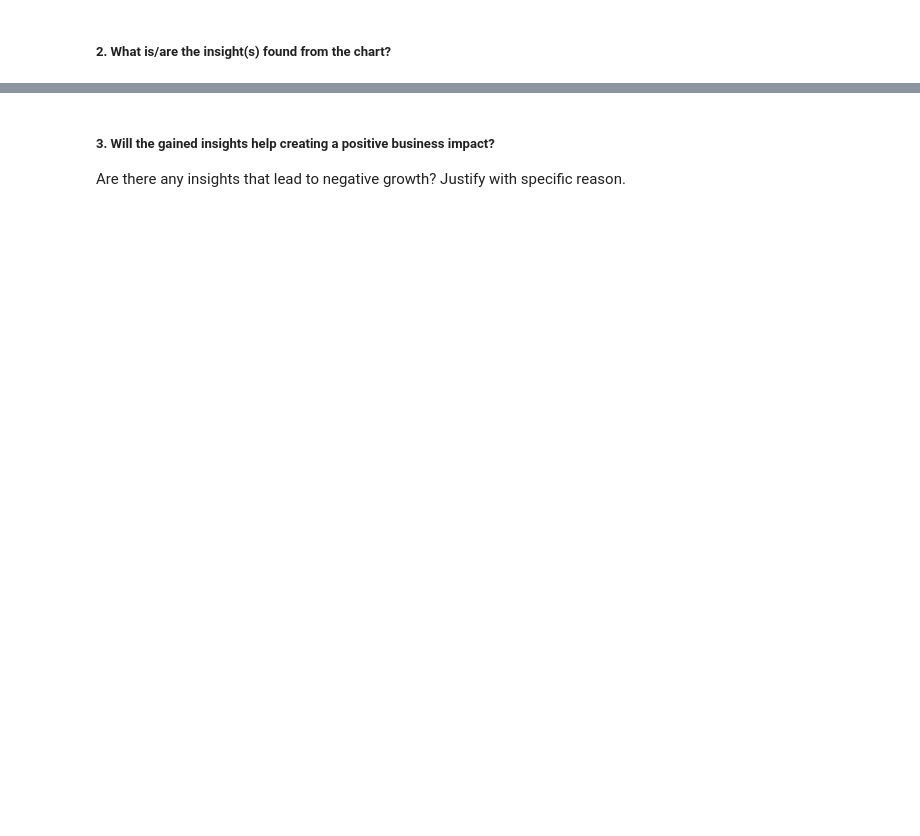
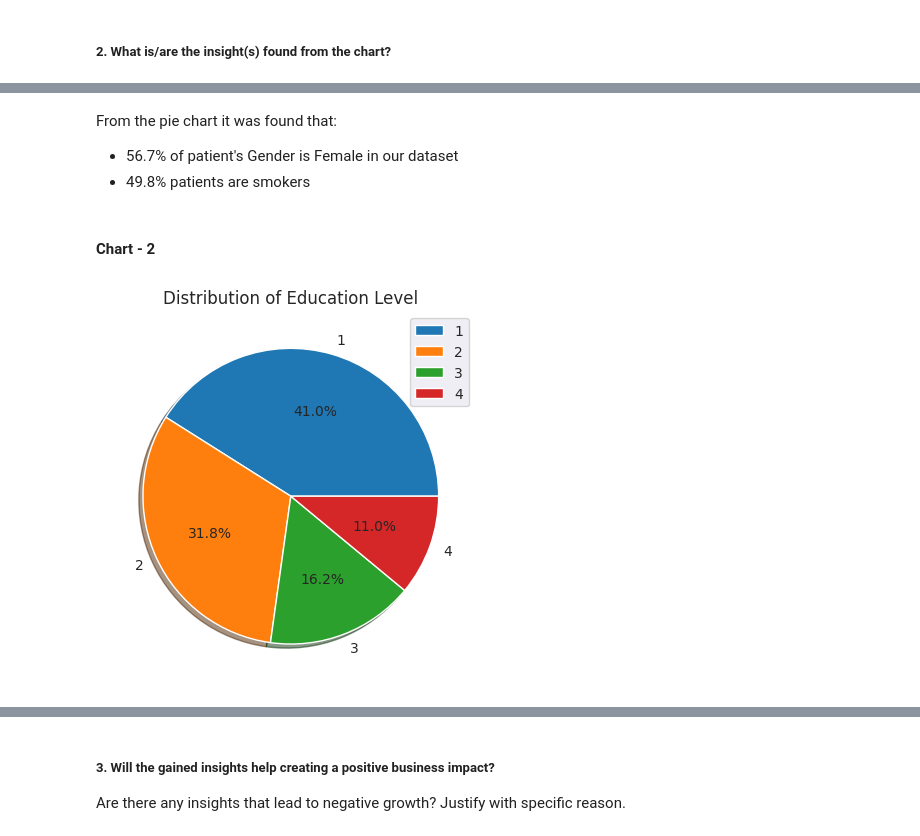
Before and after one commit to akeelrashid/ML-CardioVascular-Classification-Project, a Jupyter notebook: Classification_Cardio_Risk_ML_Model.ipynb, the cells around one changed output, grey strips where cells are left out. Drawn from its saved outputs; the diff is of its cells as text; code cells hidden in the pictures; blank space fills up the shorter version.

```diff
--- a/Classification_Cardio_Risk_ML_Model.ipynb
+++ b/Classification_Cardio_Risk_ML_Model.ipynb
@@ -457,0 +467,16 @@ Answer Here
+# %% [markdown]
+From the pie chart it was found that:
+* 56.7% of patient's Gender is Female in our dataset
+* 49.8% patients are smokers
+# %% [markdown]
+#### Chart - 2
+# %%
+# Chart - 2 visualization code
+#univeriate Analysis
+
+plt.pie(df['education'].value_counts(),labels=[1,2,3,4],autopct='%1.1f%%',shadow=True)
+plt.title('Distribution of Education Level')
+plt.legend()
+plt.show()
+# %% [output]
+[figure, added]
```
Also changed, not shown: parts of 105 cells of this notebook.
